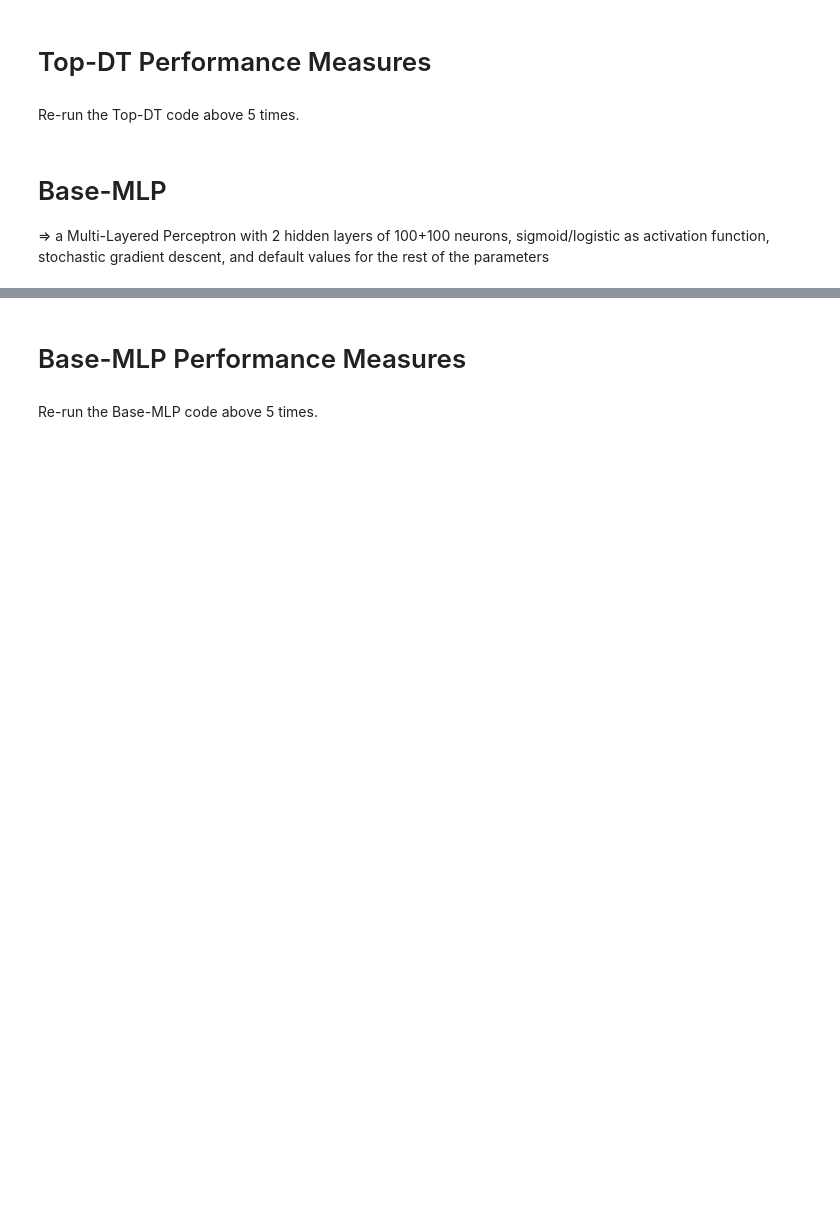
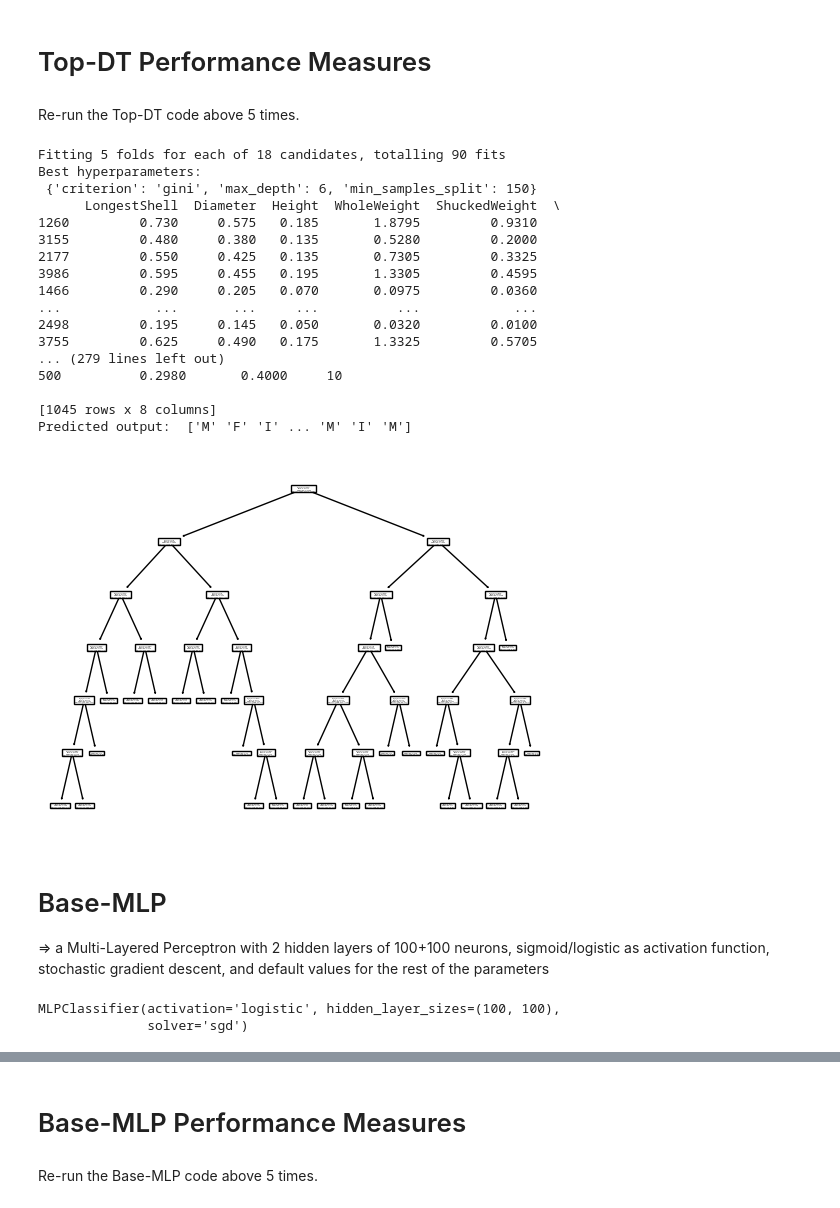
Before and after one commit to MohamadGSalim/Experiments-with-Machine-Learning, a Jupyter notebook: Abalone_Classification.ipynb, the cells around one changed output, grey strips where cells are left out. Drawn from its saved outputs; the diff is of its cells as text; code cells hidden in the pictures; blank space fills up the shorter version.

```diff
--- a/Abalone_Classification.ipynb
+++ b/Abalone_Classification.ipynb
@@ -202,7 +304,7 @@ print("Predicted output: ", le.inverse_transform(y_predict))
 # %%
 with open('abalone-performance.txt', 'a') as f:
     f.write('\n\n\n**********************************************************\n\n(A) Top-DT Performance Measures \n\n')
-    f.write("Hyperparameters: " + str(json.dump(best_hyperparameters, f)) + "\n\n")
+    f.write("Hyperparameters: " + json.dumps(best_hyperparameters) + "\n\n")
     f.write('\n(B) Confusion Matrix: \n')
     f.write(str(confusion_matrix(y_test_set, y_predict)))
     f.write('\n\n(C - D) Classification Report: \n')
@@ -249,34 +351,53 @@ for i in range(5):
         rounded=True,
     )
     graph = graphviz.Source(dot_data)
 
     # graph.render("abalone_types_top_dt")   # save to pdf
 
     y_predict = dtc_top_dt_best_params.predict(X_test_set)
 
     print(X_test_set)
     print("Predicted output: ", le.inverse_transform(y_predict))
 
     accuracy = accuracy_score(y_test_set, y_predict)
     top_dt_accuracy_scores.append(accuracy)
 
     f1_score_macro_avg = f1_score(y_test_set, y_predict, average='macro')
     top_dt_f1_scores_macro_avgs.append(f1_score_macro_avg)
 
     f1_score_weighted_avg = f1_score(y_test_set, y_predict, average='weighted')
     top_dt_f1_scores_weighted_avgs.append(f1_score_weighted_avg)
 
     print(X_test_set)
     print("Predicted output: ", le.inverse_transform(y_predict))
     with open('abalone-performance_5_runs.txt', 'a') as f:
         f.write(f'\n\n\n**********************************************************\n\nRUN {i + 1} \n\n(A) Top-DT Performance Measures \n\n')
-        f.write("Hyperparameters: " + str(json.dump(best_hyperparameters, f)) + "\n\n")
+        f.write("Hyperparameters: " + json.dumps(best_hyperparameters) + "\n\n")
         f.write('\n(B) Confusion Matrix: \n')
         f.write(str(confusion_matrix(y_test_set, y_predict)))
         f.write('\n\n(C - D) Classification Report: \n')
         f.write(str(classification_report(y_test_set, y_predict)))
         f.write('\n(C - D) Accuracy Score: ')
         f.write(str(accuracy))
+# %% [output]
+Fitting 5 folds for each of 18 candidates, totalling 90 fits
+Best hyperparameters:
+ {'criterion': 'gini', 'max_depth': 6, 'min_samples_split': 150}
+      LongestShell  Diameter  Height  WholeWeight  ShuckedWeight  \
+1260         0.730     0.575   0.185       1.8795         0.9310
+3155         0.480     0.380   0.135       0.5280         0.2000
+2177         0.550     0.425   0.135       0.7305         0.3325
+3986         0.595     0.455   0.195       1.3305         0.4595
+1466         0.290     0.205   0.070       0.0975         0.0360
+...            ...       ...     ...          ...            ...
+2498         0.195     0.145   0.050       0.0320         0.0100
+3755         0.625     0.490   0.175       1.3325         0.5705
+... (279 lines left out)
+500          0.2980       0.4000     10
+
+[1045 rows x 8 columns]
+Predicted output:  ['M' 'F' 'I' ... 'M' 'I' 'M']
+[figure, added]
 # %% [markdown]
 # Base-MLP
 => a Multi-Layered Perceptron with 2 hidden layers of 100+100 neurons, sigmoid/logistic as activation function, stochastic gradient descent, and default values for the rest of the parameters
@@ -286,6 +407,9 @@ for i in range(5):
 # default max_iter = 200 (number of epochs)
 mlp = MLPClassifier(hidden_layer_sizes=(100, 100), activation='logistic', solver='sgd')
 mlp.fit(X_train_set, y_train_set)
+# %% [output]
+MLPClassifier(activation='logistic', hidden_layer_sizes=(100, 100),
+              solver='sgd')
 # %%
 y_predict = mlp.predict(X_test_set)
 print(X_test_set)
```
Also changed, not shown: parts of 14 cells of this notebook, 15 other files.
